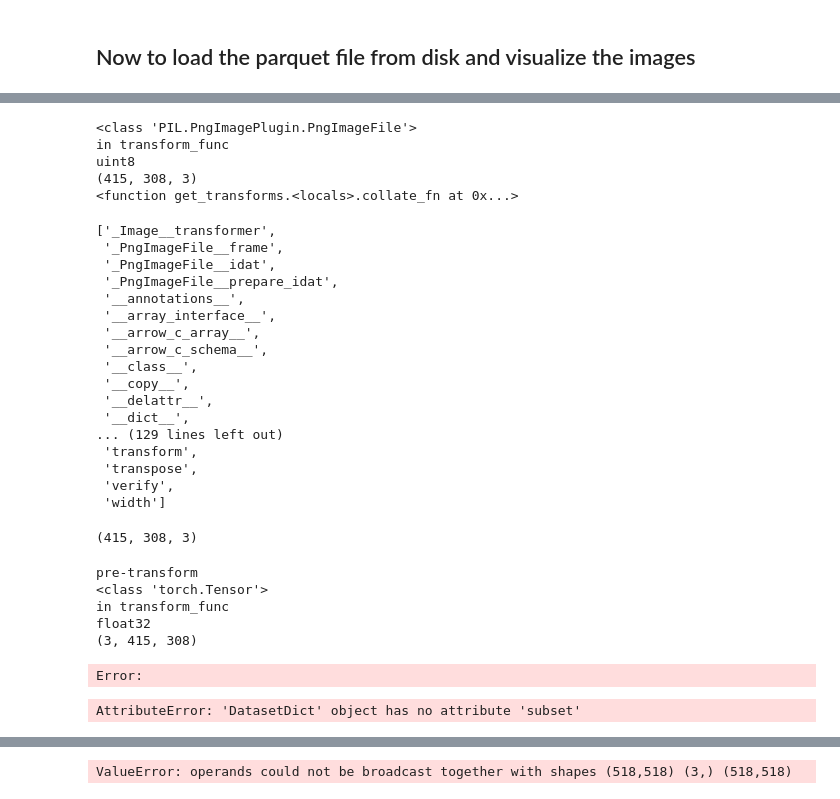
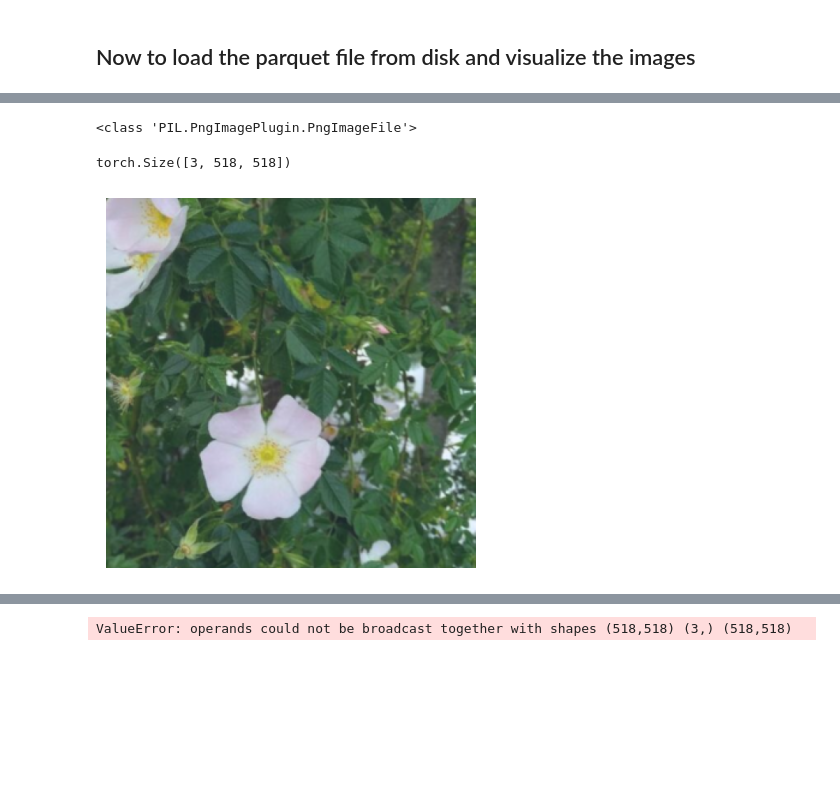
Before and after one commit to JacobARose/plantclef-vision, a Jupyter notebook: notebooks/embedding.ipynb, the cells around one changed output, grey strips where cells are left out. Drawn from its saved outputs; the diff is of its cells as text; code cells hidden in the pictures; blank space fills up the shorter version.

Commit message:
HFPlantDataset with transforms can finally be indexed with `__getitem__` without error! Plus the dataloader benchmark is now working.

```diff
--- a/notebooks/embedding.ipynb
+++ b/notebooks/embedding.ipynb
@@ -110,33 +112,0 @@ dict_keys(['label_idx', 'image'])
-# %%
-img = row["image"]
-
-tx = data.transform
-new_img = tx(img)
-new_img.shape
-print(tx)
-# %% [output]
-<class 'PIL.PngImagePlugin.PngImageFile'>
-in transform_func
-uint8
-(415, 308, 3)
-<function get_transforms.<locals>.collate_fn at 0x...>
-# %%
-dir(img)
-# %% [output]
-['_Image__transformer',
- '_PngImageFile__frame',
- '_PngImageFile__idat',
- '_PngImageFile__prepare_idat',
- '__annotations__',
- '__array_interface__',
- '__arrow_c_array__',
- '__arrow_c_schema__',
- '__class__',
- '__copy__',
- '__delattr__',
- '__dict__',
-... (129 lines left out)
- 'transform',
- 'transpose',
- 'verify',
- 'width']
@@ -167,19 +113,19 @@ def to_numpy(im):
-# %%
-img_np = to_numpy(img)
-
-print(img_np.shape)
-# %% [output]
-(415, 308, 3)
-# %%
-# data.datasets["val"].features
-data[0]
-# %% [output]
-pre-transform
-<class 'torch.Tensor'>
-in transform_func
-float32
-(3, 415, 308)
-Error:
+# %%
+import matplotlib.pyplot as plt
+import numpy as np
+import PIL.Image
+
+# data.datasets["val"].features
+img = data[30]["image"]
+
+plt.imshow(data.normalize_image(img.permute(1, 2, 0)))
+plt.axis("off")
+
+img.shape
+# %% [output]
+<class 'PIL.PngImagePlugin.PngImageFile'>
+torch.Size([3, 518, 518])
+[figure, added]
 # %%
 from datasets import Image
 
@@ -191,4 +135,0 @@ ds = data.datasets.cast_column("image", Image(decode=True))
-# %%
-ds.subset
-# %% [output]
-AttributeError: 'DatasetDict' object has no attribute 'subset'
```
Also changed, not shown: parts of 15 cells of this notebook, 3 other files.
